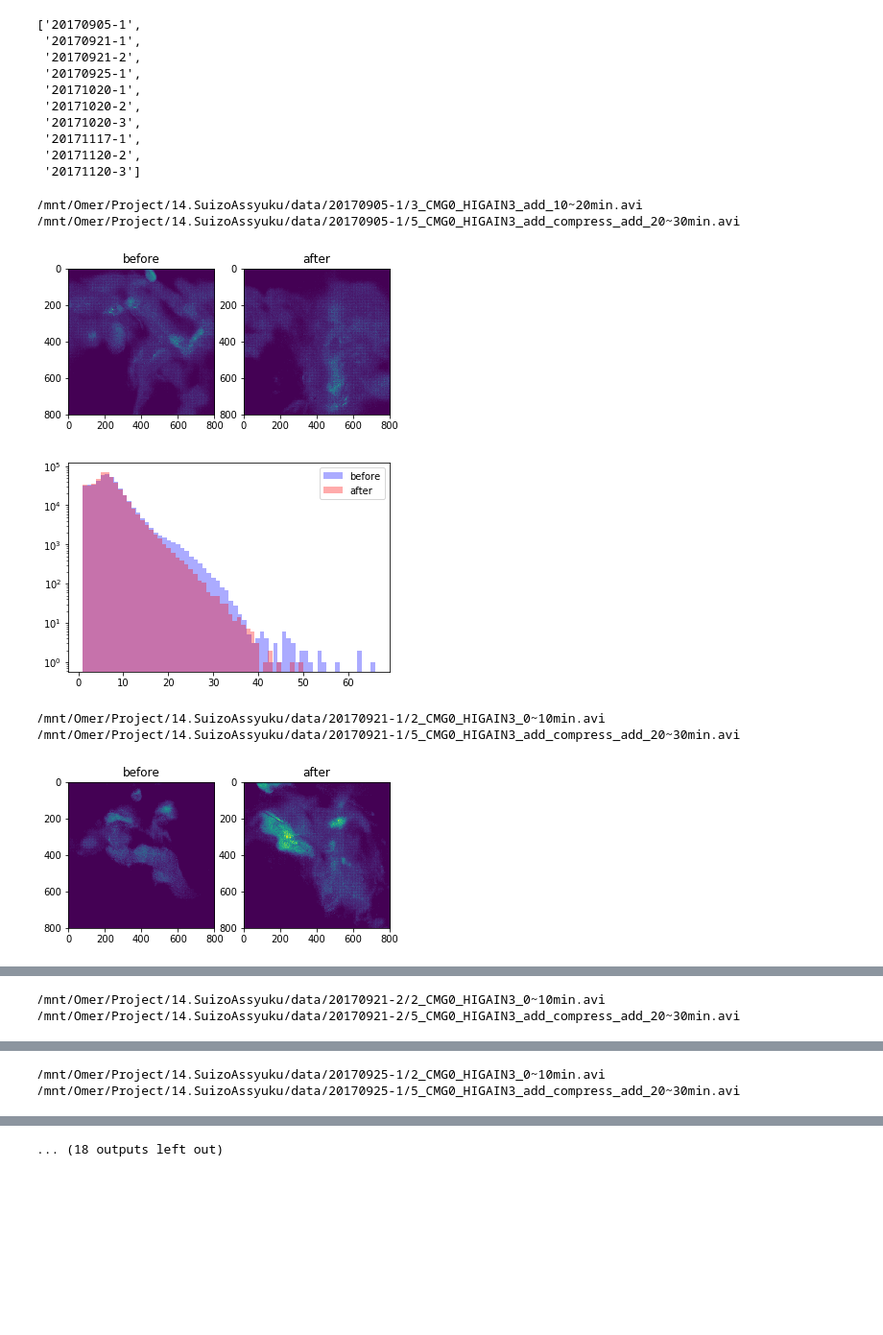
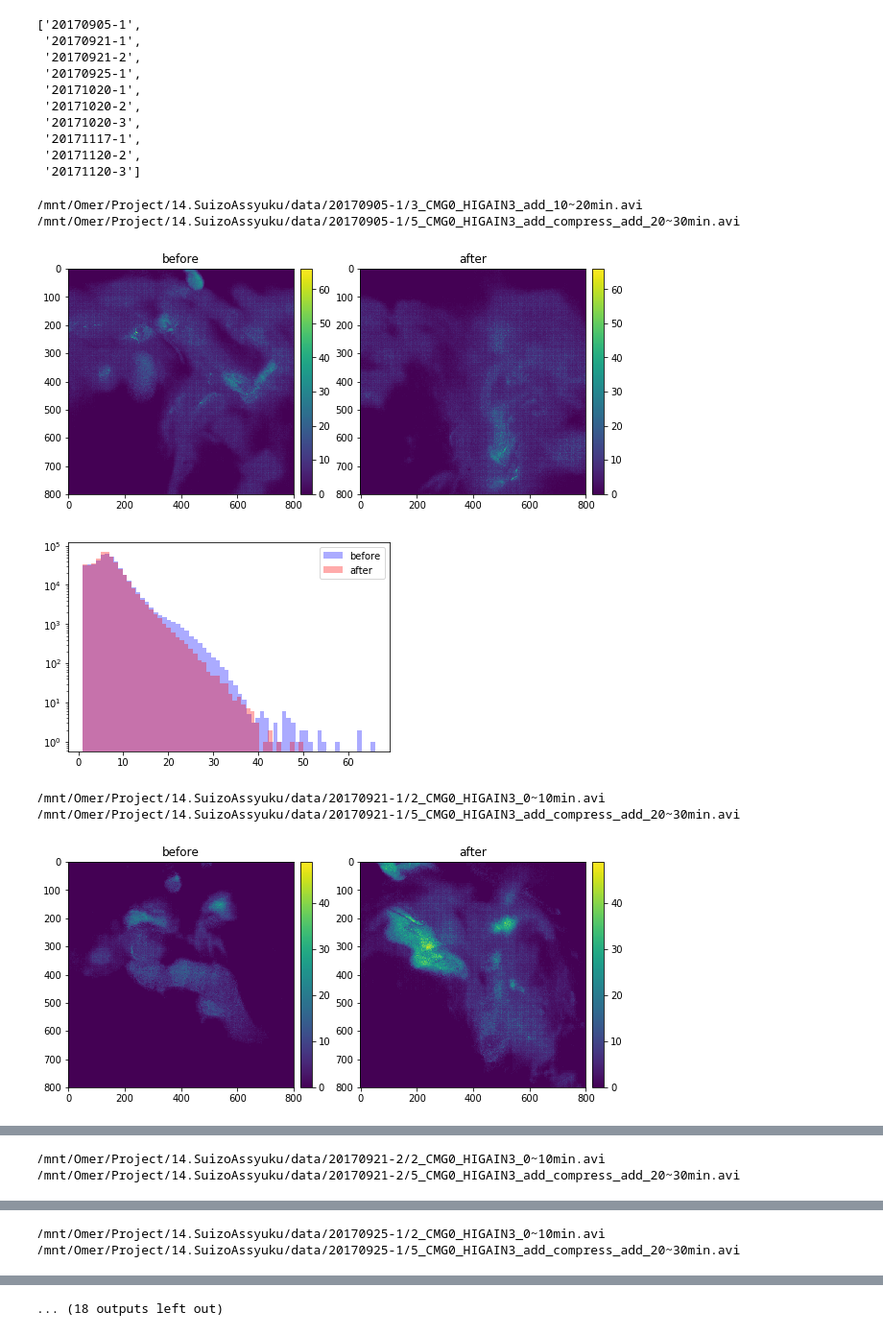
Before and after one commit to chenaoki/nb_suizo, a Jupyter notebook: main.ipynb, the cells around one changed output, grey strips where cells are left out. Shown at 96% size. Drawn from its saved outputs; the diff is of its cells as text; code cells hidden in the pictures; blank space fills up the shorter version.

```diff
--- a/main.ipynb
+++ b/main.ipynb
@@ -56,42 +57,49 @@ with open(os.path.join(dst_path, 'mean.txt'),'w') as f:
             mov = load_avi(path, fps, param["start"], param["nframe"])
             mov = mov[:,top:top+height,left:left+width]
             mov_slope = np.zeros_like(mov)
             mov_slope[1:,:,:] = mov[1:,:,:] - mov[:-1,:,:]
             mov_slope = mov_slope[1:,:,:]
             im_slope = np.max(mov_slope, axis=0)
             np.save(os.path.join(save_path, 'slope_{0}'.format(phase)), im_slope)
             im_slope *= (im_slope < 100)*1
             ims[phase] = im_slope
 
         f.writelines('{0},{1},{2}\n'.format(key,np.mean(ims['before']), np.mean(ims['after'])))
 
         vmax = max(ims["before"].max(), ims["after"].max())
-        plt.subplot(121)
-        plt.imshow(ims["before"], vmax=vmax)
+        fig = plt.figure(figsize=(10,10))
+        ax = fig.add_subplot(121)
         plt.title('before')
-        plt.subplot(122)
-        plt.imshow(ims["after"], vmax=vmax)
+        divider = mpl_toolkits.axes_grid1.make_axes_locatable(ax)
+        cax = divider.append_axes('right', '5%', pad='3%')
+        im = ax.imshow(ims["before"], vmax=vmax)
+        fig.colorbar(im, cax=cax)
+        ax = fig.add_subplot(122)
         plt.title('after')
+        divider = mpl_toolkits.axes_grid1.make_axes_locatable(ax)
+        cax = divider.append_axes('right', '5%', pad='3%')
+        im = ax.imshow(ims["after"], vmax=vmax)
+        fig.colorbar(im, cax=cax)
         plt.savefig(os.path.join(save_path, 'image_slope.png'))
         plt.show()
 
         cols = {"before": 'b', "after": 'r'}
         for phase in ["before", "after"]:
             im = ims[phase]
             im = im.flatten()
             plt.hist(im[np.where(im>0)], bins = int(np.max(im)), alpha = 0.33, histtype = 'stepfilled', color = cols[phase], label=phase)
         plt.yscale("log")
         plt.legend()
         plt.savefig(os.path.join(save_path, 'histogram.png'))
         plt.show()
 # %% [output]
 /mnt/Omer/Project/14.SuizoAssyuku/data/20170905-1/3_CMG0_HIGAIN3_add_10~20min.avi
 /mnt/Omer/Project/14.SuizoAssyuku/data/20170905-1/5_CMG0_HIGAIN3_add_compress_add_20~30min.avi
-[figure, old version]
+[figure, new version]
 [figure]
 /mnt/Omer/Project/14.SuizoAssyuku/data/20170921-1/2_CMG0_HIGAIN3_0~10min.avi
 /mnt/Omer/Project/14.SuizoAssyuku/data/20170921-1/5_CMG0_HIGAIN3_add_compress_add_20~30min.avi
-[figure, old version]
+[figure, new version]
 [figure]
 /mnt/Omer/Project/14.SuizoAssyuku/data/20170921-2/2_CMG0_HIGAIN3_0~10min.avi
 /mnt/Omer/Project/14.SuizoAssyuku/data/20170921-2/5_CMG0_HIGAIN3_add_compress_add_20~30min.avi
```
Also changed, not shown: parts of 2 cells of this notebook, 2 other files.
